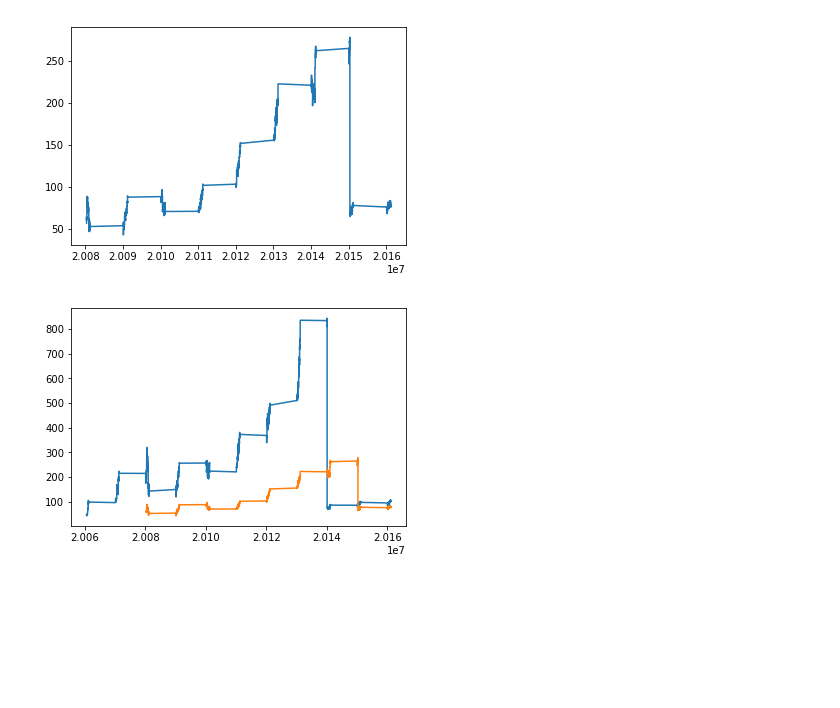
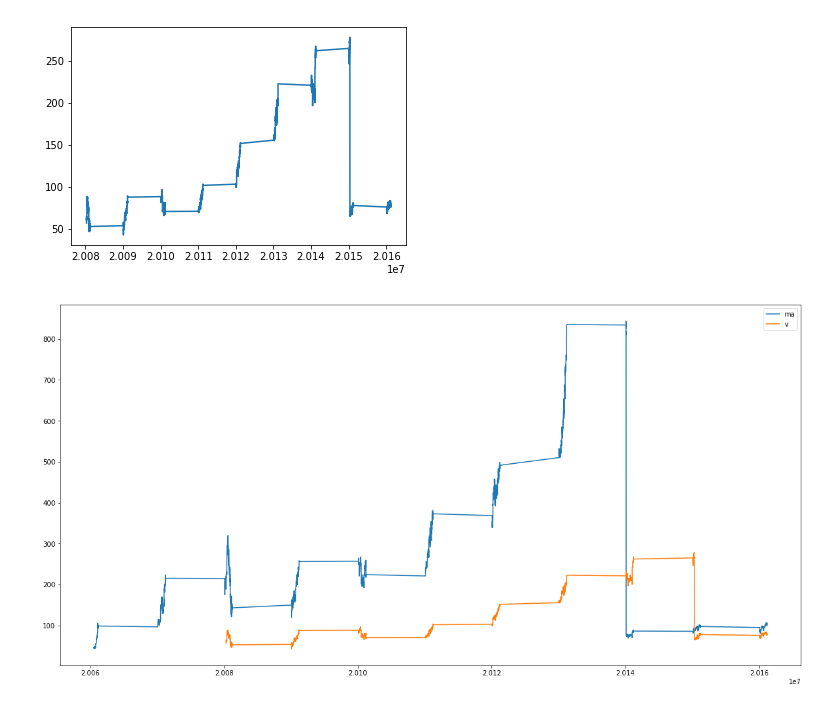
Before and after one commit to susain-ko/KSEAProject, a Jupyter notebook: cleanData.ipynb, the cells around one changed output. Saved outputs shown, nothing was run; the diff lists cells and outputs as text; code cells hidden in the pictures; blank space fills up the shorter version.

```diff
--- a/cleanData.ipynb
+++ b/cleanData.ipynb
@@ -97,8 +97,11 @@ plt.show()
 # %% [output]
 [figure]
 # %%
-plt.plot(mX,mY,label='ma')
-plt.plot(vX,vY,label='v')
+fig = plt.figure(figsize=(20, 10))
+ax = fig.add_subplot(111)
+ax.plot(mX,mY,label='ma')
+ax.plot(vX,vY,label='v')
+plt.legend()
 plt.show()
 # %% [output]
-[figure, old version]
+[figure, new version]
```
Also changed, not shown: parts of 8 cells of this notebook.
